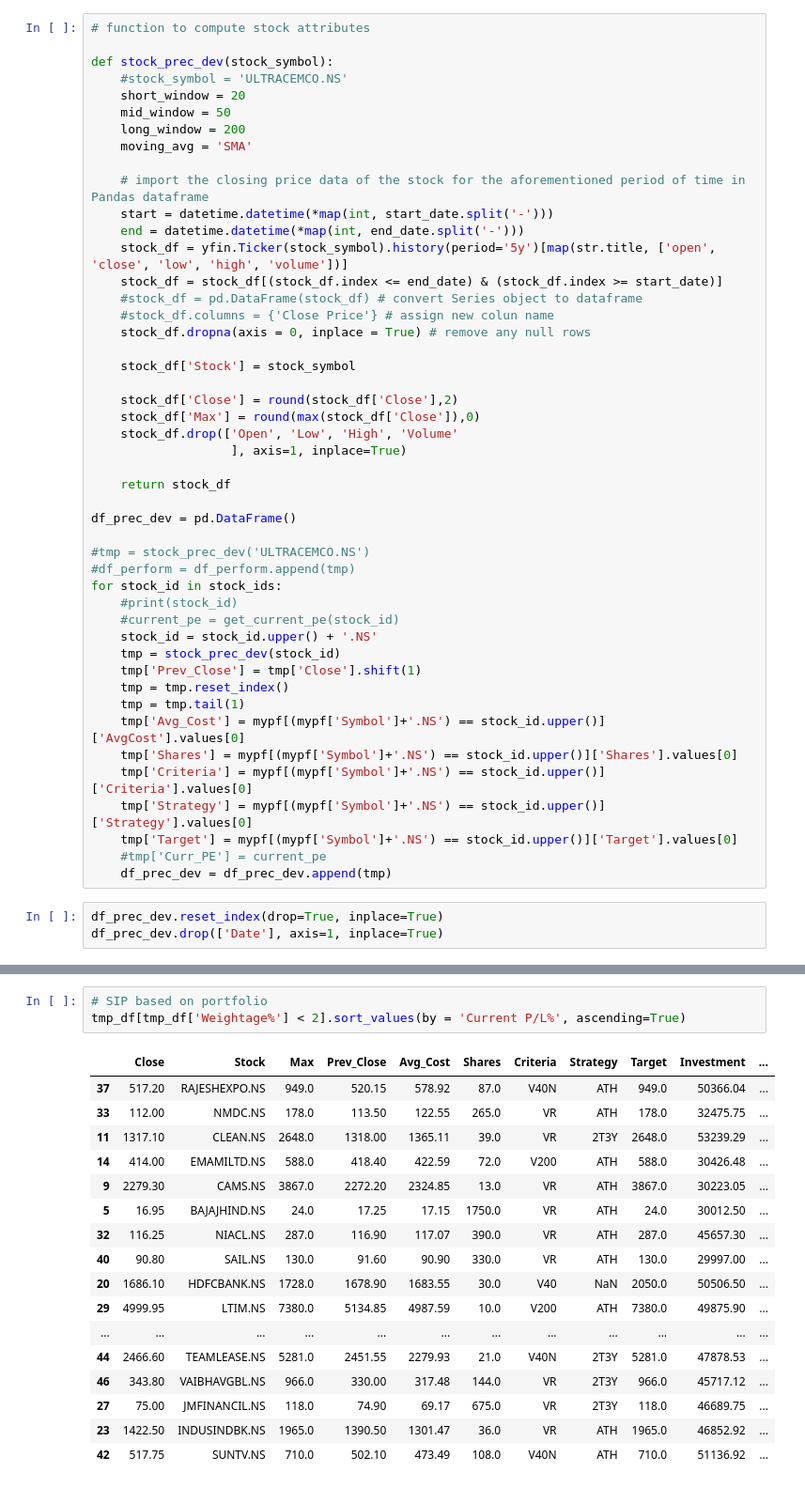
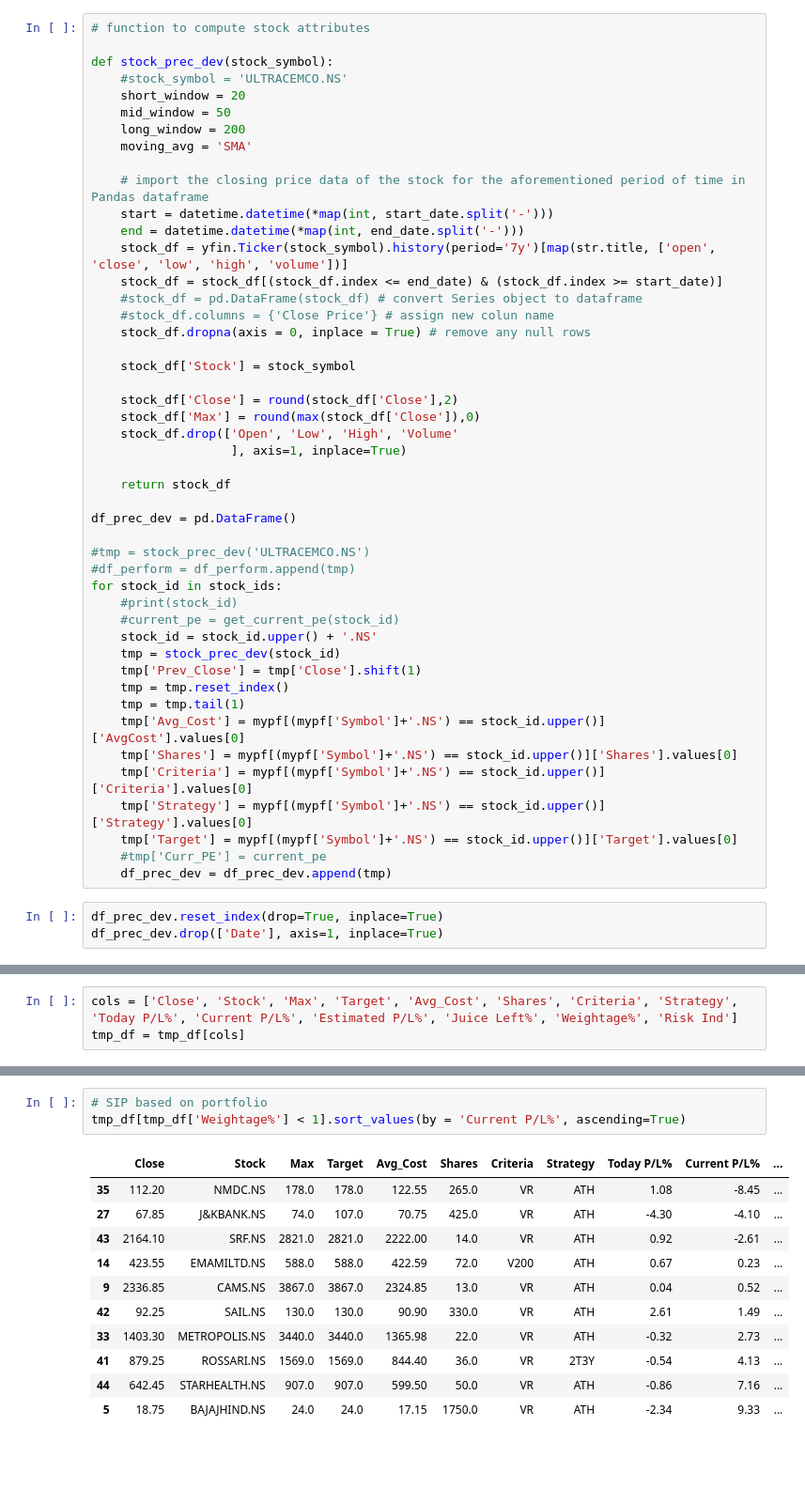
Before and after one commit to ankit-rathi/Data-Science-with-Python, a Jupyter notebook: Tradevesting/myStocks_Portfolio_Analysis.ipynb, the cells around one changed output, grey strips where cells are left out. Shown at 94% size. Saved outputs shown, nothing was run; the diff lists cells and outputs as text; blank space fills up the shorter version.

```diff
--- a/Tradevesting/myStocks_Portfolio_Analysis.ipynb
+++ b/Tradevesting/myStocks_Portfolio_Analysis.ipynb
@@ -101,7 +102,7 @@ def stock_prec_dev(stock_symbol):
     # import the closing price data of the stock for the aforementioned period of time in Pandas dataframe
     start = datetime.datetime(*map(int, start_date.split('-')))
     end = datetime.datetime(*map(int, end_date.split('-')))
-    stock_df = yfin.Ticker(stock_symbol).history(period='5y')[map(str.title, ['open', 'close', 'low', 'high', 'volume'])]
+    stock_df = yfin.Ticker(stock_symbol).history(period='7y')[map(str.title, ['open', 'close', 'low', 'high', 'volume'])]
     stock_df = stock_df[(stock_df.index <= end_date) & (stock_df.index >= start_date)]
     #stock_df = pd.DataFrame(stock_df) # convert Series object to dataframe
     #stock_df.columns = {'Close Price'} # assign new colun name
@@ -194,3 +201,6 @@ Estimate PnL %:  79.8
+# %%
+cols = ['Close', 'Stock', 'Max', 'Target', 'Avg_Cost', 'Shares', 'Criteria', 'Strategy', 'Today P/L%', 'Current P/L%', 'Estimated P/L%', 'Juice Left%', 'Weightage%', 'Risk Ind']
+tmp_df = tmp_df[cols]
 # %%
 tmp_df.sort_values(by = 'Current P/L%', ascending=False)
 # %% [output]
@@ -305,21 +311,15 @@ Total loss:  -41182.0
 # %%
 # SIP based on portfolio
-tmp_df[tmp_df['Weightage%'] < 2].sort_values(by = 'Current P/L%', ascending=True)
+tmp_df[tmp_df['Weightage%'] < 1].sort_values(by = 'Current P/L%', ascending=True)
 # %% [output]
-|  | Close | Stock | Max | Prev_Close | Avg_Cost | Shares | Criteria | Strategy | Target | Investment | ... |
-| 37 | 517.20 | RAJESHEXPO.NS | 949.0 | 520.15 | 578.92 | 87.0 | V40N | ATH | 949.0 | 50366.04 | ... |
-| 33 | 112.00 | NMDC.NS | 178.0 | 113.50 | 122.55 | 265.0 | VR | ATH | 178.0 | 32475.75 | ... |
-| 11 | 1317.10 | CLEAN.NS | 2648.0 | 1318.00 | 1365.11 | 39.0 | VR | 2T3Y | 2648.0 | 53239.29 | ... |
-| 14 | 414.00 | EMAMILTD.NS | 588.0 | 418.40 | 422.59 | 72.0 | V200 | ATH | 588.0 | 30426.48 | ... |
-| 9 | 2279.30 | CAMS.NS | 3867.0 | 2272.20 | 2324.85 | 13.0 | VR | ATH | 3867.0 | 30223.05 | ... |
-| 5 | 16.95 | BAJAJHIND.NS | 24.0 | 17.25 | 17.15 | 1750.0 | VR | ATH | 24.0 | 30012.50 | ... |
-| 32 | 116.25 | NIACL.NS | 287.0 | 116.90 | 117.07 | 390.0 | VR | ATH | 287.0 | 45657.30 | ... |
-| 40 | 90.80 | SAIL.NS | 130.0 | 91.60 | 90.90 | 330.0 | VR | ATH | 130.0 | 29997.00 | ... |
-| 20 | 1686.10 | HDFCBANK.NS | 1728.0 | 1678.90 | 1683.55 | 30.0 | V40 | NaN | 2050.0 | 50506.50 | ... |
-| 29 | 4999.95 | LTIM.NS | 7380.0 | 5134.85 | 4987.59 | 10.0 | V200 | ATH | 7380.0 | 49875.90 | ... |
-| ... | ... | ... | ... | ... | ... | ... | ... | ... | ... | ... | ... |
-| 44 | 2466.60 | TEAMLEASE.NS | 5281.0 | 2451.55 | 2279.93 | 21.0 | V40N | 2T3Y | 5281.0 | 47878.53 | ... |
-| 46 | 343.80 | VAIBHAVGBL.NS | 966.0 | 330.00 | 317.48 | 144.0 | VR | 2T3Y | 966.0 | 45717.12 | ... |
-| 27 | 75.00 | JMFINANCIL.NS | 118.0 | 74.90 | 69.17 | 675.0 | VR | 2T3Y | 118.0 | 46689.75 | ... |
-| 23 | 1422.50 | INDUSINDBK.NS | 1965.0 | 1390.50 | 1301.47 | 36.0 | VR | ATH | 1965.0 | 46852.92 | ... |
-| 42 | 517.75 | SUNTV.NS | 710.0 | 502.10 | 473.49 | 108.0 | V40N | ATH | 710.0 | 51136.92 | ... |
+|  | Close | Stock | Max | Target | Avg_Cost | Shares | Criteria | Strategy | Today P/L% | Current P/L% | ... |
+| 35 | 112.20 | NMDC.NS | 178.0 | 178.0 | 122.55 | 265.0 | VR | ATH | 1.08 | -8.45 | ... |
+| 27 | 67.85 | J&KBANK.NS | 74.0 | 107.0 | 70.75 | 425.0 | VR | ATH | -4.30 | -4.10 | ... |
+| 43 | 2164.10 | SRF.NS | 2821.0 | 2821.0 | 2222.00 | 14.0 | VR | ATH | 0.92 | -2.61 | ... |
+| 14 | 423.55 | EMAMILTD.NS | 588.0 | 588.0 | 422.59 | 72.0 | V200 | ATH | 0.67 | 0.23 | ... |
+| 9 | 2336.85 | CAMS.NS | 3867.0 | 3867.0 | 2324.85 | 13.0 | VR | ATH | 0.04 | 0.52 | ... |
+| 42 | 92.25 | SAIL.NS | 130.0 | 130.0 | 90.90 | 330.0 | VR | ATH | 2.61 | 1.49 | ... |
+| 33 | 1403.30 | METROPOLIS.NS | 3440.0 | 3440.0 | 1365.98 | 22.0 | VR | ATH | -0.32 | 2.73 | ... |
+| 41 | 879.25 | ROSSARI.NS | 1569.0 | 1569.0 | 844.40 | 36.0 | VR | 2T3Y | -0.54 | 4.13 | ... |
+| 44 | 642.45 | STARHEALTH.NS | 907.0 | 907.0 | 599.50 | 50.0 | VR | ATH | -0.86 | 7.16 | ... |
+| 5 | 18.75 | BAJAJHIND.NS | 24.0 | 24.0 | 17.15 | 1750.0 | VR | ATH | -2.34 | 9.33 | ... |
```
Also changed, not shown: parts of 16 cells of this notebook.
